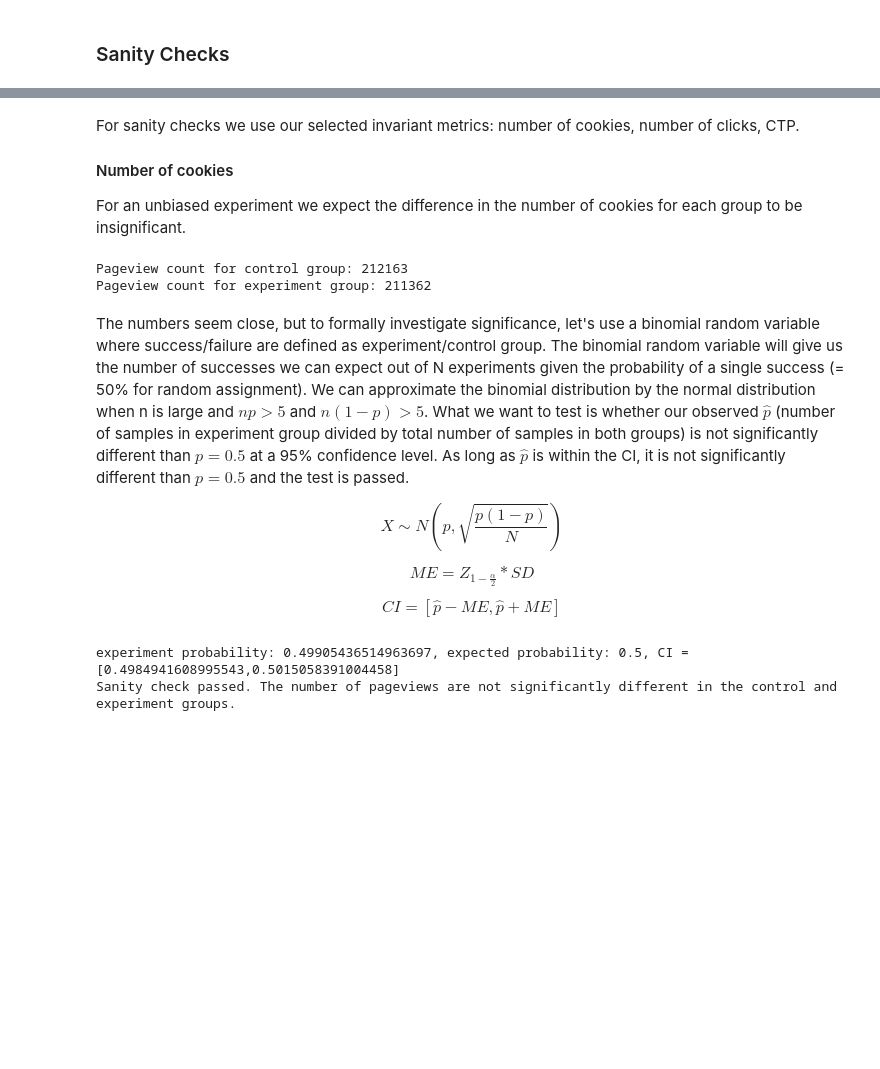
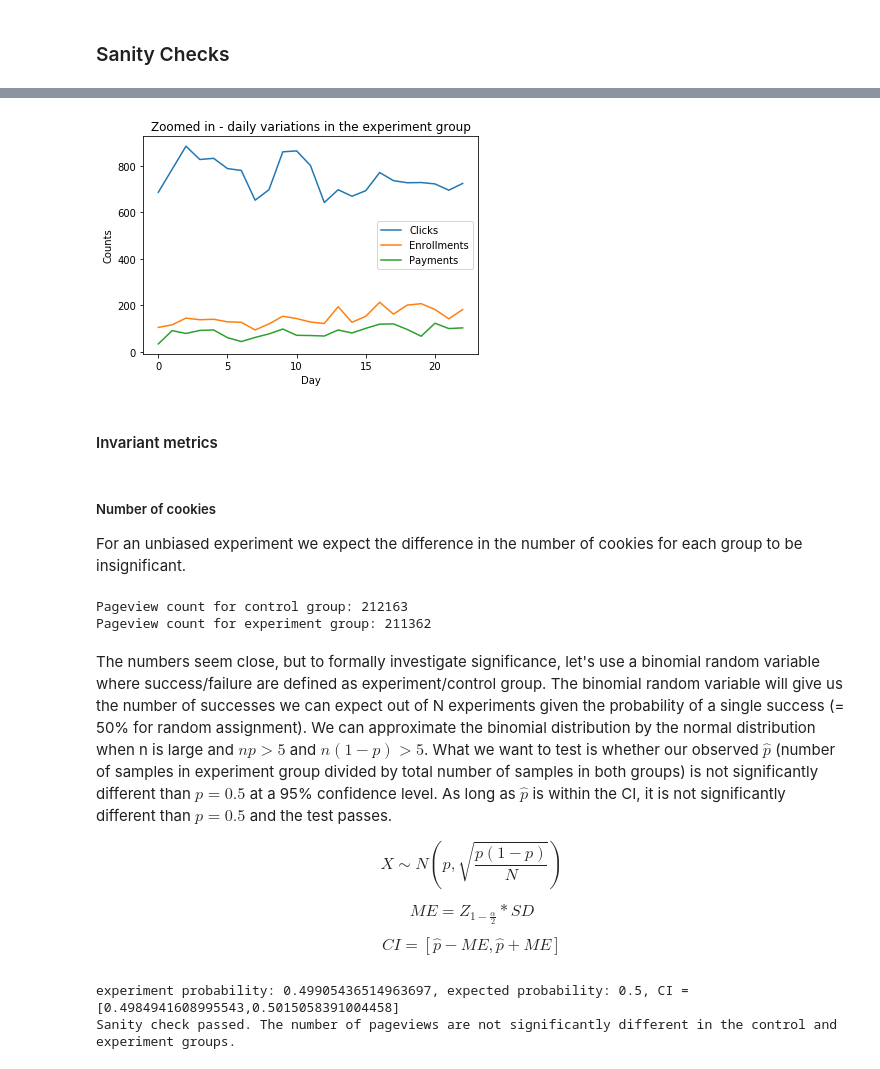
Before and after one commit to Mahshidxyz/A-B-Testing, a Jupyter notebook: A_B_testing.ipynb, the cells around one changed output, grey strips where cells are left out. Cells and saved outputs as stored; diff of their text form; code cells hidden in the pictures; blank space fills up the shorter version.

```diff
--- a/A_B_testing.ipynb
+++ b/A_B_testing.ipynb
@@ -227,7 +254,14 @@ control
+# %%
+_ = experiment[['Clicks', 'Enrollments', 'Payments']].plot()
+_ = plt.title('Zoomed in - daily variations in the experiment group')
+_ = plt.xlabel('Day')
+_ = plt.ylabel('Counts')
+# %% [output]
+[figure, added]
+# %% [markdown]
+#### Invariant metrics
 # %% [markdown]
-For sanity checks we use our selected invariant metrics: number of cookies, number of clicks, CTP.
-
-#### Number of cookies
+##### Number of cookies
 For an unbiased experiment we expect the difference in the number of cookies for each group to be insignificant.
 # %%
 control_pageviews = control['Pageviews'].sum()
@@ -239,15 +273,15 @@ print ("Pageview count for experiment group: {}".format(experiment_pageviews))
 Pageview count for control group: 212163
 Pageview count for experiment group: 211362
 # %% [markdown]
-The numbers seem close, but to formally investigate significance, let's use a binomial random variable where success/failure are defined as experiment/control group. The binomial random variable will give us the number of successes we can expect out of N experiments given the probability of a single success (= 50% for random assignment). We can approximate the binomial distribution by the normal distribution when n is large and $np>5$ and $n(1-p)>5$. What we want to test is whether our observed $\hat{p}$ (number of samples in experiment group divided by total number of samples in both groups) is not significantly different than $p=0.5$ at a 95% confidence level. As long as $\hat{p}$ is within the CI, it is not significantly different than $p=0.5$ and the test is passed.
+The numbers seem close, but to formally investigate significance, let's use a binomial random variable where success/failure are defined as experiment/control group. The binomial random variable will give us the number of successes we can expect out of N experiments given the probability of a single success (= 50% for random assignment). We can approximate the binomial distribution by the normal distribution when n is large and $np>5$ and $n(1-p)>5$. What we want to test is whether our observed $\hat{p}$ (number of samples in experiment group divided by total number of samples in both groups) is not significantly different than $p=0.5$ at a 95% confidence level. As long as $\hat{p}$ is within the CI, it is not significantly different than $p=0.5$ and the test passes.
 
 
-\begin{equation*} X \sim N(p,\sqrt{\frac{p(1−p)}{N}}) \end{equation*}
+\begin{equation*} X \sim N(p,\sqrt{\frac{p(1-p)}{N}}) \end{equation*}
 
 
 \begin{equation*} ME = Z_{1-\frac{\alpha}{2}}*SD \end{equation*}
 
-\begin{equation*} CI = [\hat{p} − ME, \hat{p} + ME] \end{equation*}
+\begin{equation*} CI = [\hat{p} - ME, \hat{p} + ME] \end{equation*}
 # %%
 p = 0.5
 total_views = control_pageviews + experiment_pageviews
```
Also changed, not shown: parts of 18 cells of this notebook, 2 other files.
